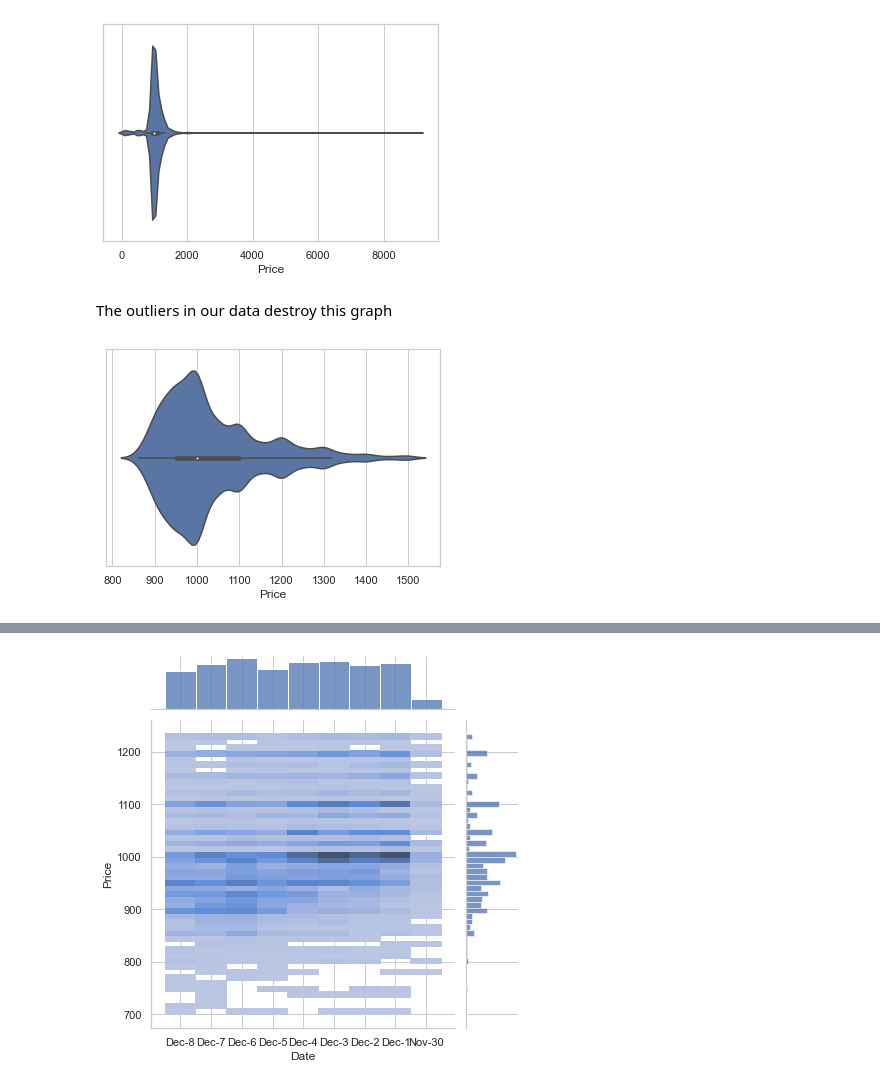
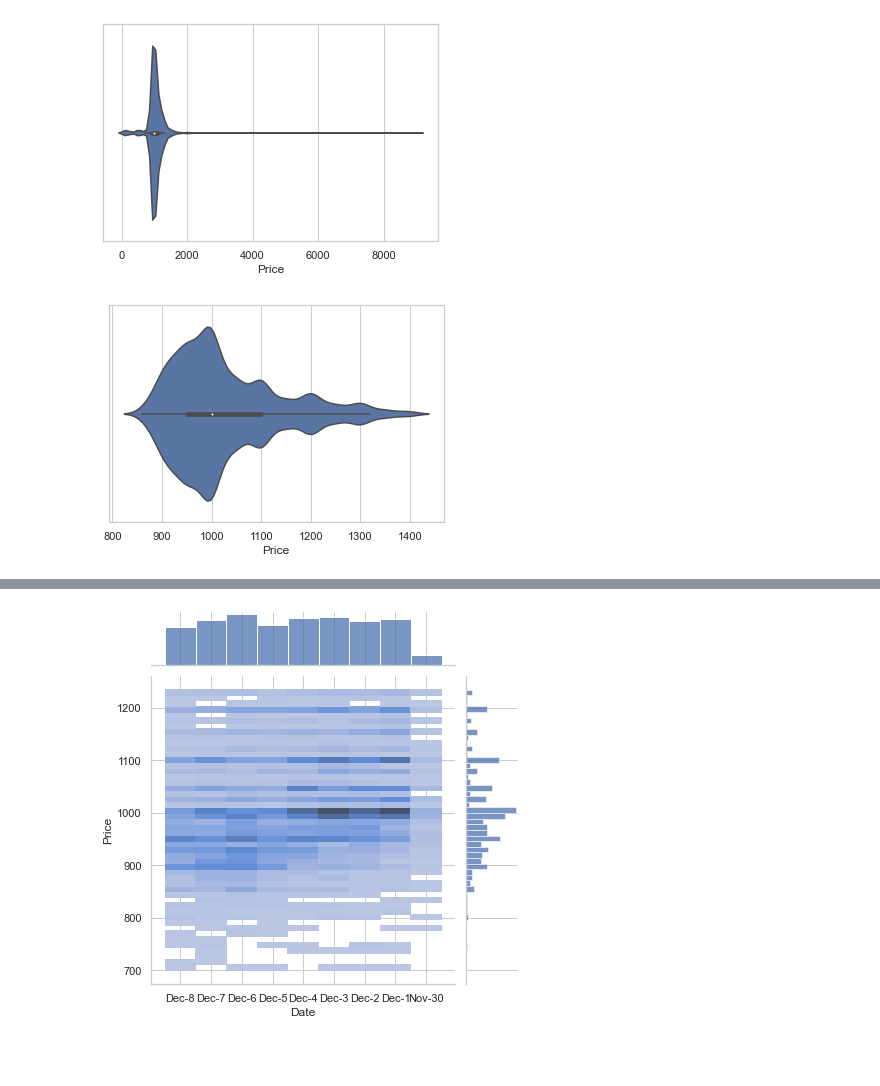
Before and after one commit to GravelBirthstone/Scalper-Project, a Jupyter notebook: final-notebook.ipynb, the cells around one changed output, grey strips where cells are left out. Drawn from its saved outputs; the diff is of its cells as text; code cells hidden in the pictures; blank space fills up the shorter version.

```diff
--- a/final-notebook.ipynb
+++ b/final-notebook.ipynb
@@ -39,12 +40,11 @@ df_tues_sold = pd.read_csv('data/sold_scrape_tuesday.csv')
 orchestra = sns.violinplot(x=df_tues_sold['Price'], inner='box', )
 # %% [output]
 [figure]
-# %% [markdown]
-The outliers in our data destroy this graph
 # %%
-# December 8 - November 30 Sales Data Violin Plot (Outliers Cut)
+# December 8 - November 30 PS5 Sales Data Violin Plot (Outliers Cut)
+# Mean = $1030
 sorting_asc = df_tues_sold.sort_values(by='Price', ascending=True).tail(9000)
-sorting_asc_filtered_top = sorting_asc[df_tues_sold['Price'] < 1500]
+sorting_asc_filtered_top = sorting_asc[df_tues_sold['Price'] < 1400]
 orchestra = sns.violinplot(x=sorting_asc_filtered_top['Price'], inner='box')
 # %% [output]
-[figure, old version]
+[figure, new version]
```
Also changed, not shown: parts of 13 cells of this notebook, 1 other file.
